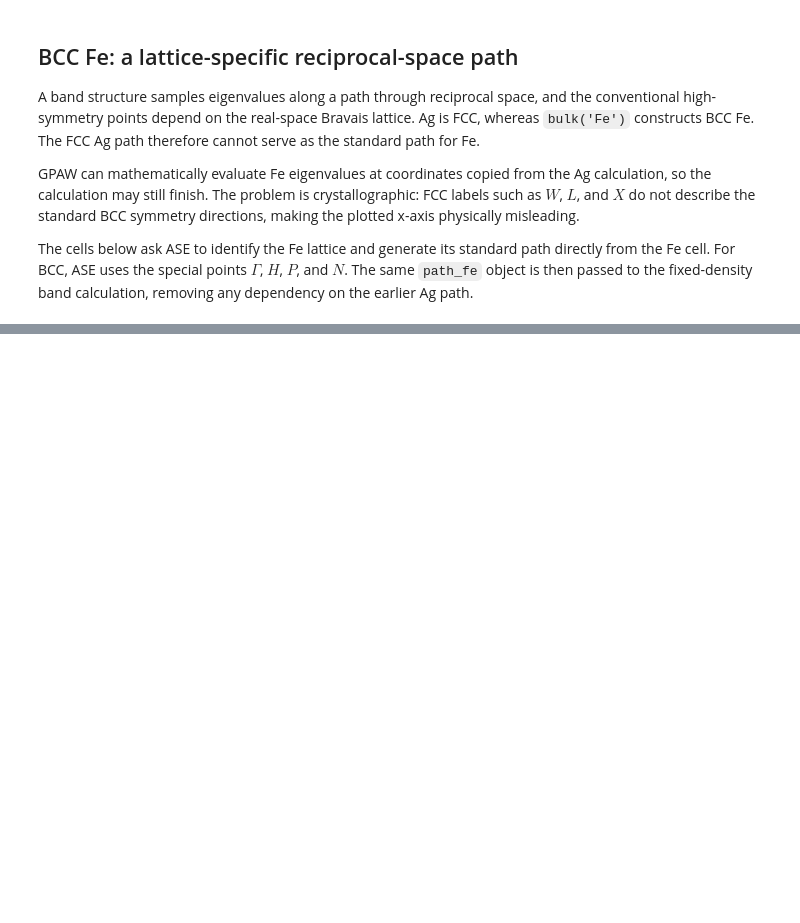
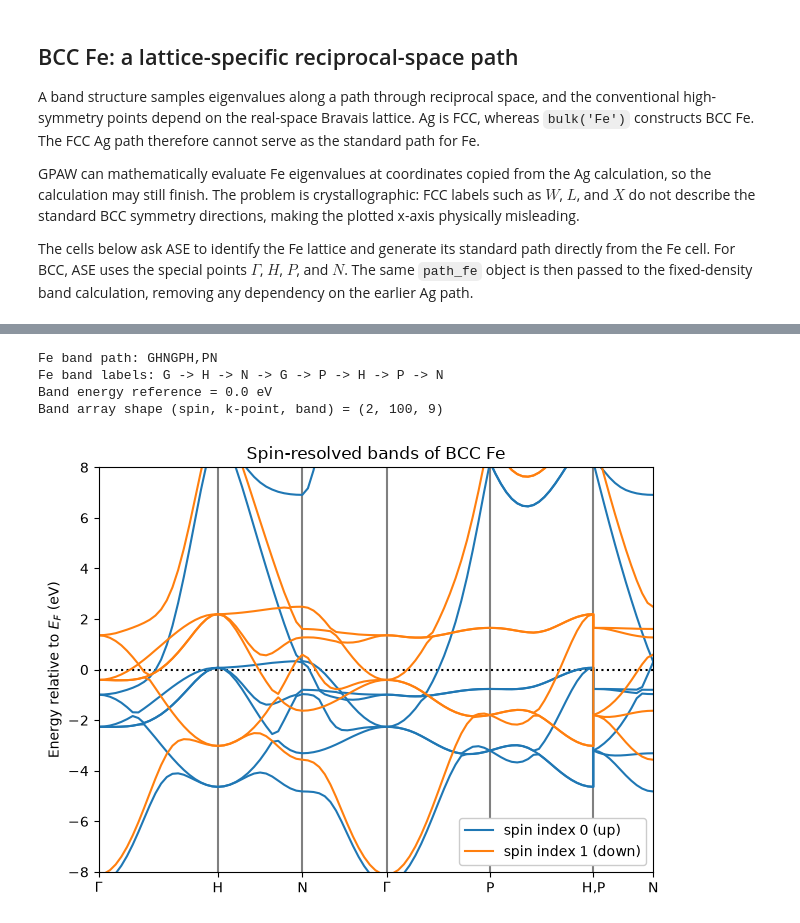
Before and after one commit to angzeli/ase_learning, a Jupyter notebook: official_tutorials_advanced/06_band_structures_of_bulk_structures.ipynb, the cells around one changed output, grey strips where cells are left out. Saved outputs shown, nothing was run; the diff lists cells and outputs as text; code cells hidden in the pictures; blank space fills up the shorter version.

```diff
--- a/official_tutorials_advanced/06_band_structures_of_bulk_structures.ipynb
+++ b/official_tutorials_advanced/06_band_structures_of_bulk_structures.ipynb
@@ -282 +336,38 @@ BandStructure(path=BandPath(path='GHNGPHPN', cell=[3x3], special_points={GHNP},
+# %%
+calc_fe_ground = GPAW(ground_state_file_fe, txt=None)
+calc_fe_bands = calc_fe_ground.fixed_density(
+    kpts=path_fe,
+    symmetry='off',
+    txt='../files/advanced/tutorial_06/gpaw.band_Fe.txt',
+)
+
+bs_fe = calc_fe_bands.band_structure().subtract_reference()
+bs_fe.write('../files/advanced/tutorial_06/bs_Fe.json')
+_, _, fe_band_labels = bs_fe.get_labels()
+
+if bs_fe.energies.shape[0] != 2:
+    raise RuntimeError('Expected two spin channels in the Fe band structure.')
+
+print(f'Fe band path: {path_fe.path}')
+print('Fe band labels:', ' -> '.join(fe_band_labels))
+print(f'Band energy reference = {bs_fe.reference:.1f} eV')
+print(f'Band array shape (spin, k-point, band) = {bs_fe.energies.shape}')
+# %% [output]
+Fe band path: GHNGPH,PN
+Fe band labels: G -> H -> N -> G -> P -> H -> P -> N
+Band energy reference = 0.0 eV
+Band array shape (spin, k-point, band) = (2, 100, 9)
+# %%
+ax = bs_fe.plot(
+    emin=-8.0,
+    emax=8.0,
+    colors=['tab:blue', 'tab:orange'],
+    label=['spin index 0 (up)', 'spin index 1 (down)'],
+    ylabel=r'Energy relative to $E_F$ (eV)',
+)
+ax.set_title('Spin-resolved bands of BCC Fe')
+ax.figure.tight_layout()
+plt.show()
+# %% [output]
+[figure, added]
 # %% [markdown]
```
Also changed, not shown: parts of 8 cells of this notebook, 6 other files.
